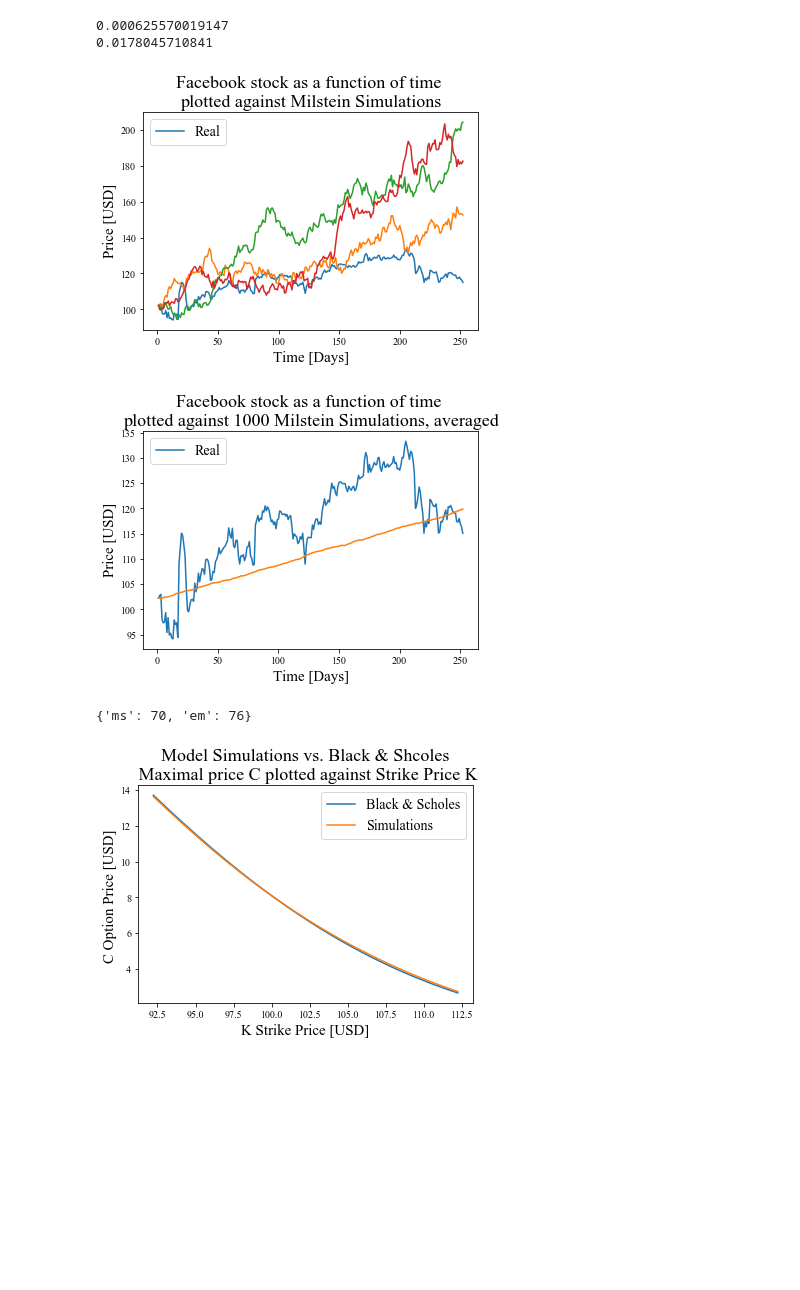
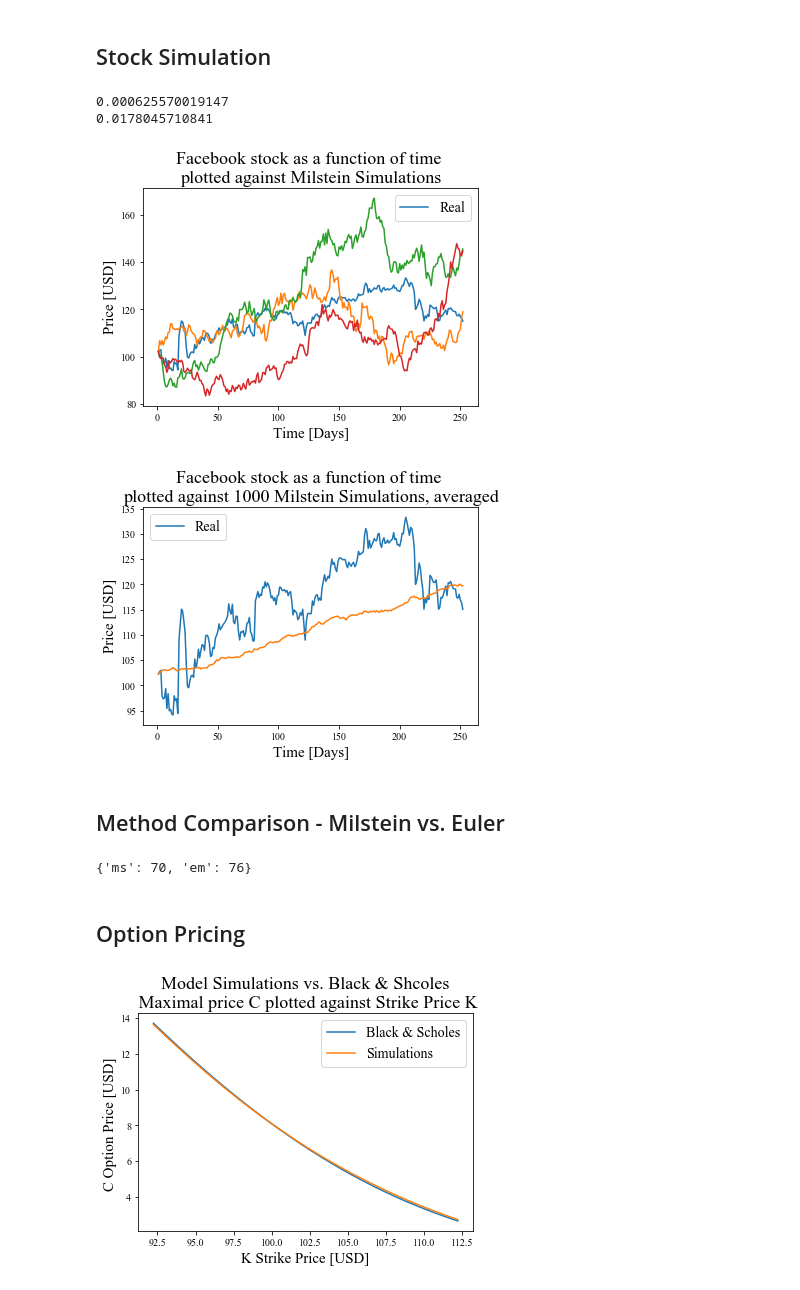
Before and after one commit to Royz2123/Heston-Model, a Jupyter notebook: Basic Part.ipynb, the cells around one changed output. Cells and saved outputs as stored; diff of their text form; code cells hidden in the pictures; blank space fills up the shorter version.

```diff
--- a/Basic Part.ipynb
+++ b/Basic Part.ipynb
@@ -106,3 +112,5 @@ Average final location:  -22.1651548338
+# %% [markdown]
+## Stock Simulation
 # %%
 data = pdr.DataReader("FB", "yahoo", "2016-01-01", "2017-01-01")
 close_data = data['Close'].values
@@ -201,41 +209,43 @@ def simulate_prices(deterministic=True, simulations=100):
         ))
     return ms_preds, em_preds
 
-ms_preds, em_preds = simulate_prices(False, simulations=2000)
+ms_preds, em_preds = simulate_prices(False, simulations=200)
 ms_avg_pred = np.mean(ms_preds, axis=0)
 em_avg_pred = np.mean(em_preds, axis=0)
 
 
 plt.title("Facebook stock as a function of time \nplotted against Milstein Simulations", fontsize=18)
 days = list(range(1, len(ms_preds[0]) + 1))
 
 # plot all stocks
 for stock in [close_data] + ms_preds[:3]:
     plt.plot(days, stock)
 
 # output
 plt.xlabel("Time [Days]", fontsize=15)
 plt.ylabel("Price [USD]", fontsize=15)
 plt.legend(["Real"], fontsize=14)
 plt.show()
 
 
 
 plt.title("Facebook stock as a function of time \nplotted against 1000 Milstein Simulations, averaged", fontsize=18)
 days = list(range(1, len(ms_preds[0]) + 1))
 
 # plot all stocks
 for stock in [close_data, ms_avg_pred]:
     plt.plot(days, stock)
 
 # output
 plt.xlabel("Time [Days]", fontsize=15)
 plt.ylabel("Price [USD]", fontsize=15)
 plt.legend(["Real"], fontsize=14)
 plt.show()
 # %% [output]
-[figure, old version]
+[figure, new version]
-[figure, old version]
+[figure, new version]
+# %% [markdown]
+## Method Comparison - Milstein vs. Euler
 # %%
 def find_convergence(real, preds, dist):
     for i in range(1, len(preds)):
@@ -263,4 +273,6 @@ def competition(rounds=200, dist=0.01):
 competition()
 # %% [output]
 {'ms': 70, 'em': 76}
+# %% [markdown]
+## Option Pricing
 # %%
```
Also changed, not shown: parts of 7 cells of this notebook, 2 other files.
